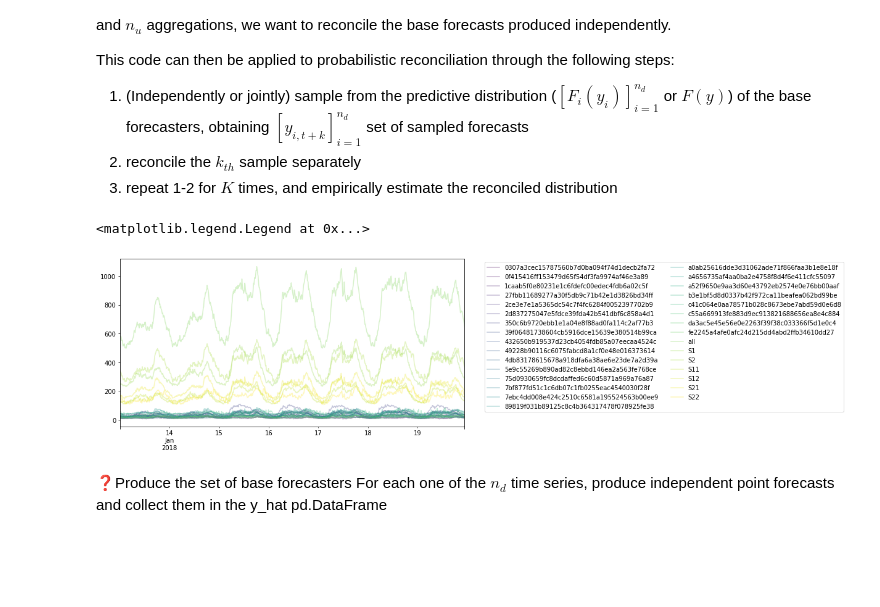
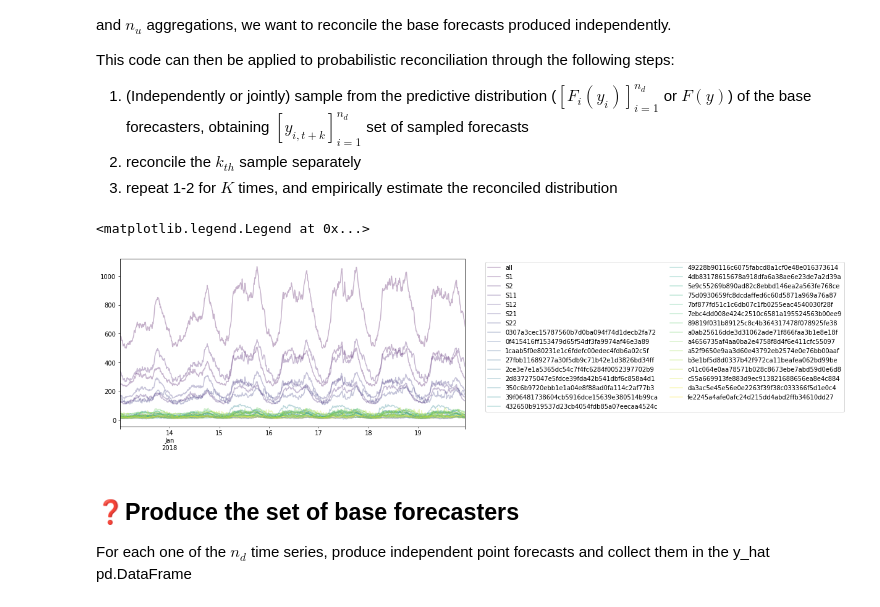
Before and after one commit to nepslor/teaching, a Jupyter notebook: TimeSeriesForecasting/hierarchical_forecasting.ipynb, the cells around one changed output. Saved outputs shown, nothing was run; the diff lists cells and outputs as text; code cells hidden in the pictures; blank space fills up the shorter version.

```diff
--- a/TimeSeriesForecasting/hierarchical_forecasting.ipynb
+++ b/TimeSeriesForecasting/hierarchical_forecasting.ipynb
@@ -20,14 +20,17 @@ import numpy as np
 data = pd.read_pickle(wget.download("https://zenodo.org/record/4549296/files/reduced_dataset.pk?download=1"));
 # %%
 import matplotlib.pyplot as plt
-power_series = [n for n in data.columns if n not in ["ghi_backwards", "temperature"]]
-data[power_series].iloc[:1000,:].plot(alpha=0.3, cmap=plt.get_cmap('viridis'), figsize=(10, 5));
+base_series = [n for n in data.columns if n not in ["ghi_backwards", "temperature"]]
+data_bs = data[base_series]
+aggregated_cols = ['all','S1','S2', 'S11', 'S12', 'S21', 'S22']
+data_bs = pd.concat([data_bs[aggregated_cols], data_bs[[c for c in data_bs.columns if c not in aggregated_cols]]], axis=1)
+data_bs.iloc[:1000,:].plot(alpha=0.3, cmap=plt.get_cmap('viridis'), figsize=(10, 5));
 plt.legend(bbox_to_anchor=(1.05, 1), loc='upper left', ncol=2)
 # %% [output]
 <matplotlib.legend.Legend at 0x...>
-[figure, old version]
+[figure, new version]
 # %% [markdown]
-❓Produce the set of base forecasters
+## ❓Produce the set of base forecasters
 For each one of the $n_d$ time series, produce independent point forecasts and collect them in the y_hat pd.DataFrame
 # %%
 
```
Also changed, not shown: parts of 3 cells of this notebook.
